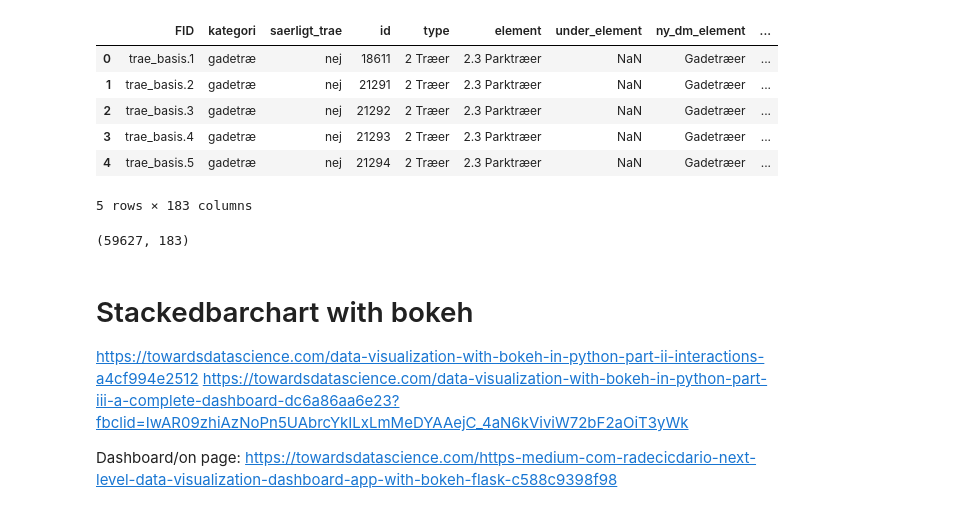
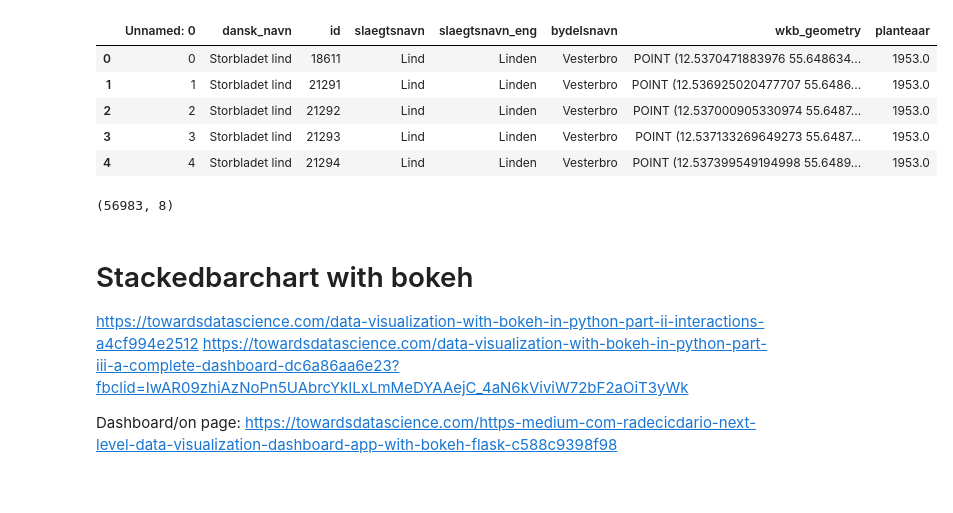
Before and after one commit to KristianBreddam/02806, a Jupyter notebook: Final_Project/StackedBarChart-Bokeh-Andreas.ipynb, the cells around one changed output. Cells and saved outputs as stored; diff of their text form; code cells hidden in the pictures.

```diff
--- a/Final_Project/StackedBarChart-Bokeh-Andreas.ipynb
+++ b/Final_Project/StackedBarChart-Bokeh-Andreas.ipynb
@@ -3,20 +3,19 @@ import pandas as pd
 import numpy as np
 # %%
 # import the data
-df = pd.read_csv("trae_basis.csv")
+df = pd.read_csv("DataTransformed.csv")
 df.head()
 # %% [output]
-|  | FID | kategori | saerligt_trae | id | type | element | under_element | ny_dm_element | ... |
-| 0 | trae_basis.1 | gadetræ | nej | 18611 | 2 Træer | 2.3 Parktræer | NaN | Gadetræer | ... |
-| 1 | trae_basis.2 | gadetræ | nej | 21291 | 2 Træer | 2.3 Parktræer | NaN | Gadetræer | ... |
-| 2 | trae_basis.3 | gadetræ | nej | 21292 | 2 Træer | 2.3 Parktræer | NaN | Gadetræer | ... |
-| 3 | trae_basis.4 | gadetræ | nej | 21293 | 2 Træer | 2.3 Parktræer | NaN | Gadetræer | ... |
-| 4 | trae_basis.5 | gadetræ | nej | 21294 | 2 Træer | 2.3 Parktræer | NaN | Gadetræer | ... |
+|  | Unnamed: 0 | dansk_navn | id | slaegtsnavn | slaegtsnavn_eng | bydelsnavn | wkb_geometry | planteaar |
+| 0 | 0 | Storbladet lind | 18611 | Lind | Linden | Vesterbro | POINT (12.5370471883976 55.648634... | 1953.0 |
+| 1 | 1 | Storbladet lind | 21291 | Lind | Linden | Vesterbro | POINT (12.536925020477707 55.6486... | 1953.0 |
+| 2 | 2 | Storbladet lind | 21292 | Lind | Linden | Vesterbro | POINT (12.537000905330974 55.6487... | 1953.0 |
+| 3 | 3 | Storbladet lind | 21293 | Lind | Linden | Vesterbro | POINT (12.537133269649273 55.6487... | 1953.0 |
+| 4 | 4 | Storbladet lind | 21294 | Lind | Linden | Vesterbro | POINT (12.537399549194998 55.6489... | 1953.0 |
-5 rows × 183 columns
 # %%
 df.shape
 # %% [output]
-(59627, 183)
+(56983, 8)
 # %% [markdown]
 # Stackedbarchart with bokeh
 
```
Also changed, not shown: parts of 17 cells of this notebook, 3 other files.
